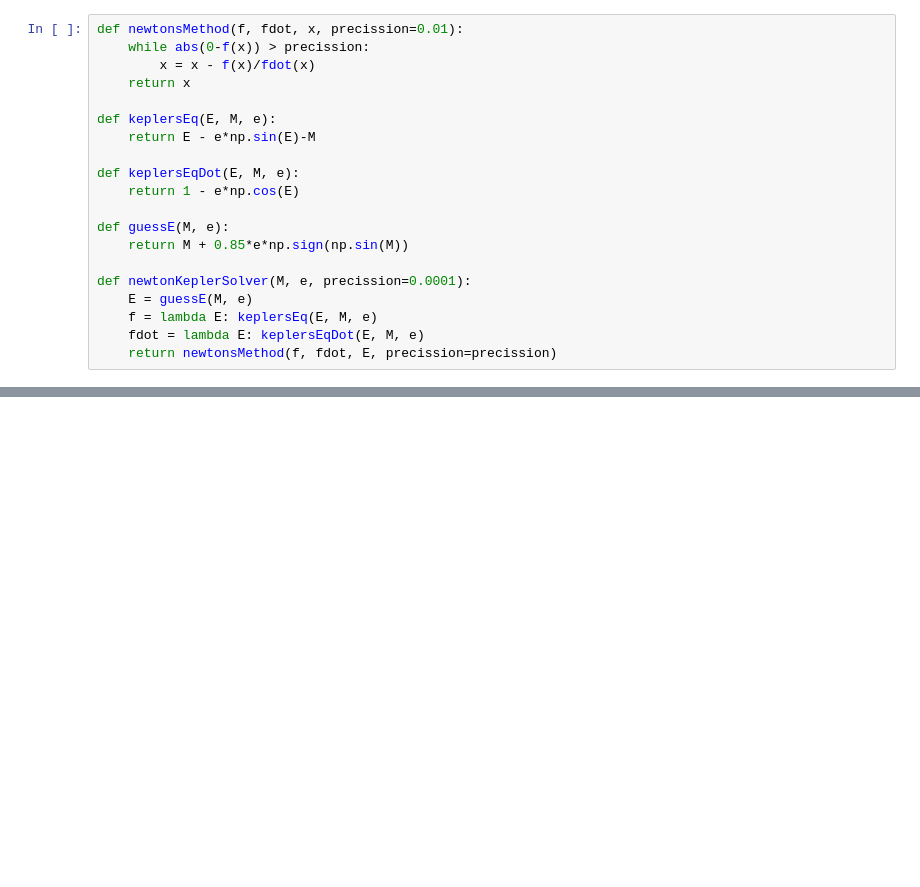
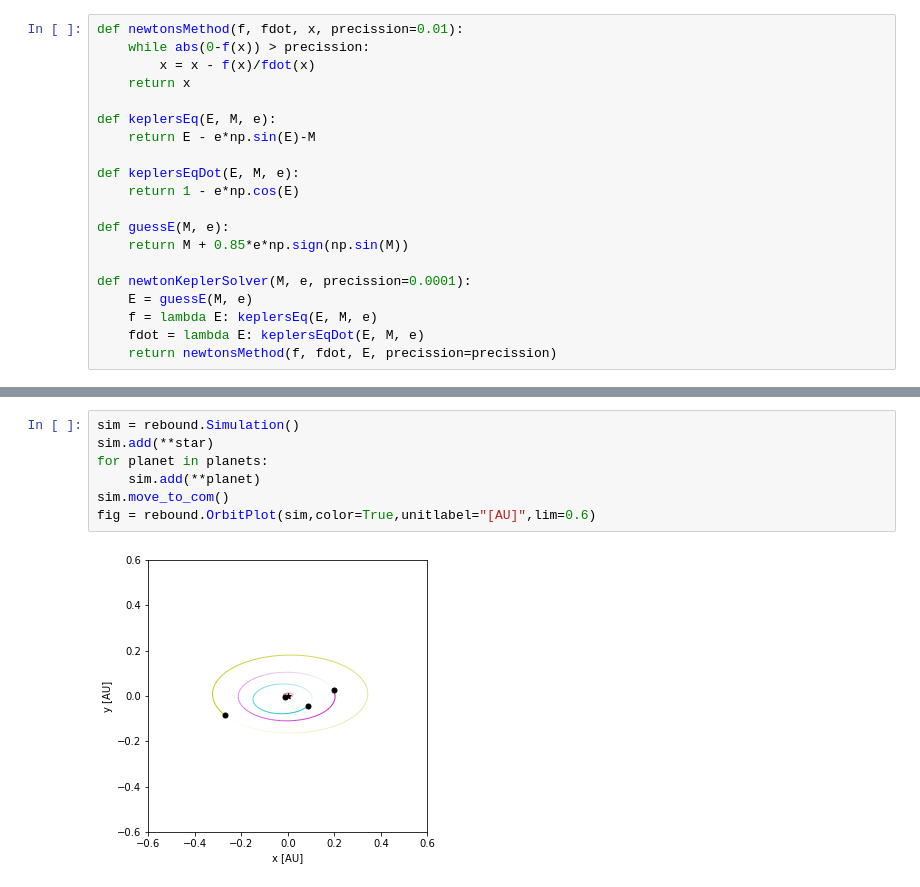
Before and after one commit to DinoBektesevic/ASTR597-Exoplanets, a Jupyter notebook: DinoBektesevic_HW3.ipynb, the cells around one changed output, grey strips where cells are left out. Saved outputs shown, nothing was run; the diff lists cells and outputs as text; blank space fills up the shorter version.

```diff
--- a/DinoBektesevic_HW3.ipynb
+++ b/DinoBektesevic_HW3.ipynb
@@ -70,0 +73,9 @@ planetd
+# %%
+sim = rebound.Simulation()
+sim.add(**star)
+for planet in planets:
+    sim.add(**planet)
+sim.move_to_com()
+fig = rebound.OrbitPlot(sim,color=True,unitlabel="[AU]",lim=0.6)
+# %% [output]
+[figure, added]
```
Also changed, not shown: parts of 15 cells of this notebook.
